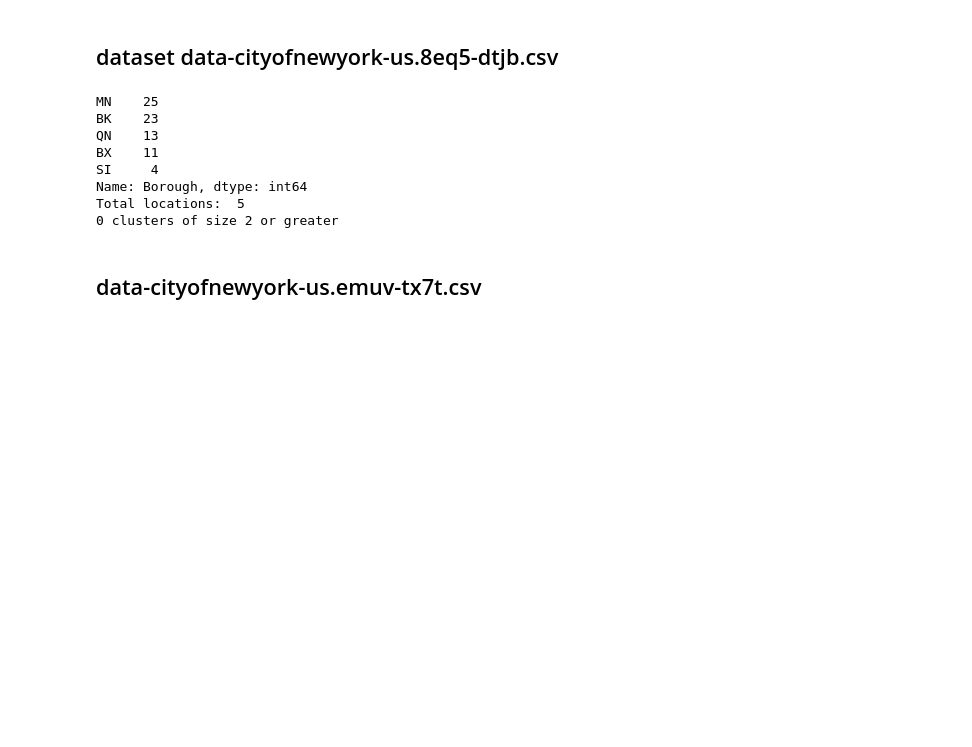
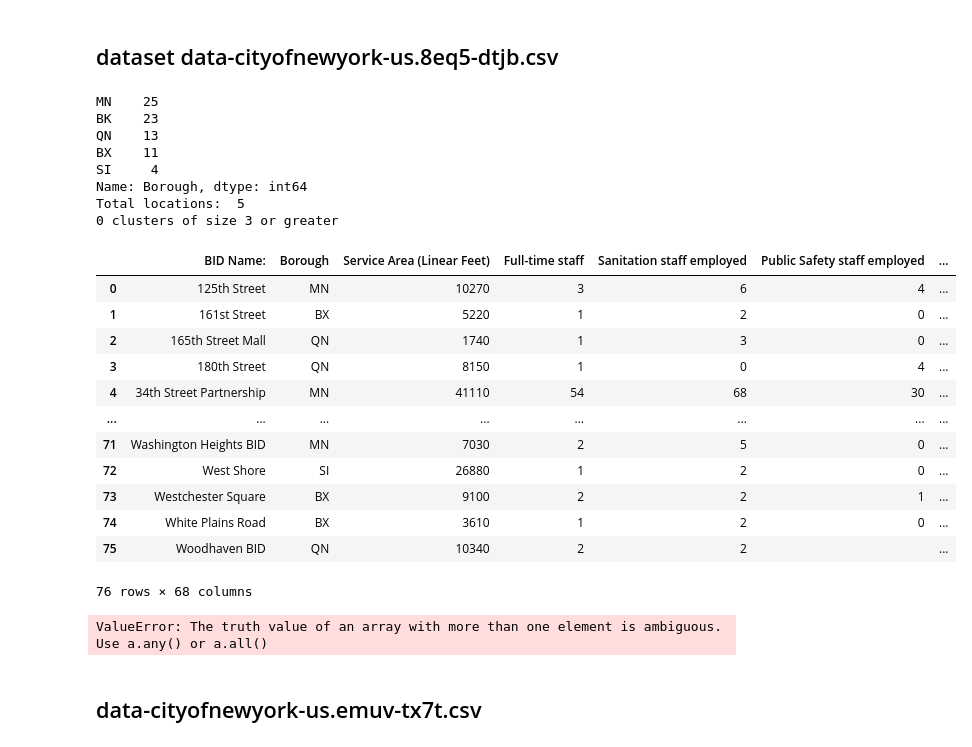
Before and after one commit to NickNameInvalid/Big_Data_Report, a Jupyter notebook: jupyter_notebook/borough_profiling_clean.ipynb, the cells around one changed output. Drawn from its saved outputs; the diff is of its cells as text; code cells hidden in the pictures; blank space fills up the shorter version.

```diff
--- a/jupyter_notebook/borough_profiling_clean.ipynb
+++ b/jupyter_notebook/borough_profiling_clean.ipynb
@@ -47,11 +47,15 @@ from openclean.function.similarity.base import SimilarityConstraint
 from openclean.function.similarity.text import LevenshteinDistance
 from openclean.function.value.threshold import GreaterThan
 
+from openclean.function.value.null import is_empty
+from openclean.operator.transform.update import update
+
 
 def calc_effectiveness(problem_rows, cleaned_rows):
-    intersected_num = len(pd.merge(problem_rows, cleaned_rows, how='inner'));
-    precision = intersected_num / len(cleaned_rows) * 1.0
-    recall = intersected_num / len(problem_rows) * 1.0
+    intersection_rows = min(problem_rows, cleaned_rows)
+    precision = intersected_num / cleaned_rows * 1.0 if cleaned_rows != 0 else 0
+    recall = intersected_num / problem_rows * 1.0 if problem_rows != 0 else 0
+    print(f"Data cleaned with precision {precision} and recall {recall}")
     return precision, recall
 
 def print_cluster(cnumber, cluster):
@@ -76,30 +80,55 @@ def profiling_data(datafile, column):
     print(work_loc)
     print("Total locations: ", len(work_loc))
     perform_knn_cluster(ds_full, column)
+    return df
 
-def cleaning_data_original(datafile, column, cluster_results):
-    ds_full = dataset(datafile)
-    ds_full = update(ds_full, columns=column, func=str.upper)
-    ds_full = update(ds_full, columns=column, func=lambda x: 'OTHER' if is_empty(x) else x)
+def cleaning_data_original(df, column):
+    rows_affected_upper = df[df[column] != df[column].str.upper()].index
+    df = update(df, columns=column, func=str.upper)
+    rows_affected_empty = df.isnull().index
+    df = update(df, columns=column, func=lambda x: 'OTHER' if is_empty(x) else x)
+    cleaned_rows = rows_affected_upper.union(rows_affected_empty)
+    return df, cleaned_rows
 
-def save_cleaned_data(ds_full, output='result.csv'):
-    ds_full.to_csv('output')
+def save_cleaned_data(df, output='result.csv'):
+    df.to_csv('output')
 # %% [markdown]
 ## dataset data-cityofnewyork-us.8eq5-dtjb.csv
 # %%
 # Profile dataset
 datafile = data_dir + data_list[0]
 column = data_column[0]
-profiling_data(datafile, column)
+df = profiling_data(datafile, column)
+df, cleaned_rows = cleaning_data_original(df, column)
+df
 # %% [output]
 MN    25
 BK    23
 QN    13
 BX    11
 SI     4
 Name: Borough, dtype: int64
 Total locations:  5
-0 clusters of size 2 or greater
+0 clusters of size 3 or greater
+|  | BID Name: | Borough | Service Area (Linear Feet) | Full-time staff | Sanitation staff employed | Public Safety staff employed | ... |
+| 0 | 125th Street | MN | 10270 | 3 | 6 | 4 | ... |
+| 1 | 161st Street | BX | 5220 | 1 | 2 | 0 | ... |
+| 2 | 165th Street Mall | QN | 1740 | 1 | 3 | 0 | ... |
+| 3 | 180th Street | QN | 8150 | 1 | 0 | 4 | ... |
+| 4 | 34th Street Partnership | MN | 41110 | 54 | 68 | 30 | ... |
+| ... | ... | ... | ... | ... | ... | ... | ... |
+| 71 | Washington Heights BID | MN | 7030 | 2 | 5 | 0 | ... |
+| 72 | West Shore | SI | 26880 | 1 | 2 | 0 | ... |
+| 73 | Westchester Square | BX | 9100 | 2 | 2 | 1 | ... |
+| 74 | White Plains Road | BX | 3610 | 1 | 2 | 0 | ... |
+| 75 | Woodhaven BID | QN | 10340 | 2 | 2 |  | ... |
+76 rows × 68 columns
+# %%
+# Get effectiveness
+# Step 1: Get rows which should be cleaned
+calc_effectiveness(0, cleaned_rows)
+# %% [output]
+ValueError: The truth value of an array with more than one element is ambiguous. Use a.any() or a.all()
 # %% [markdown]
 ## data-cityofnewyork-us.emuv-tx7t.csv
 # %%
```
